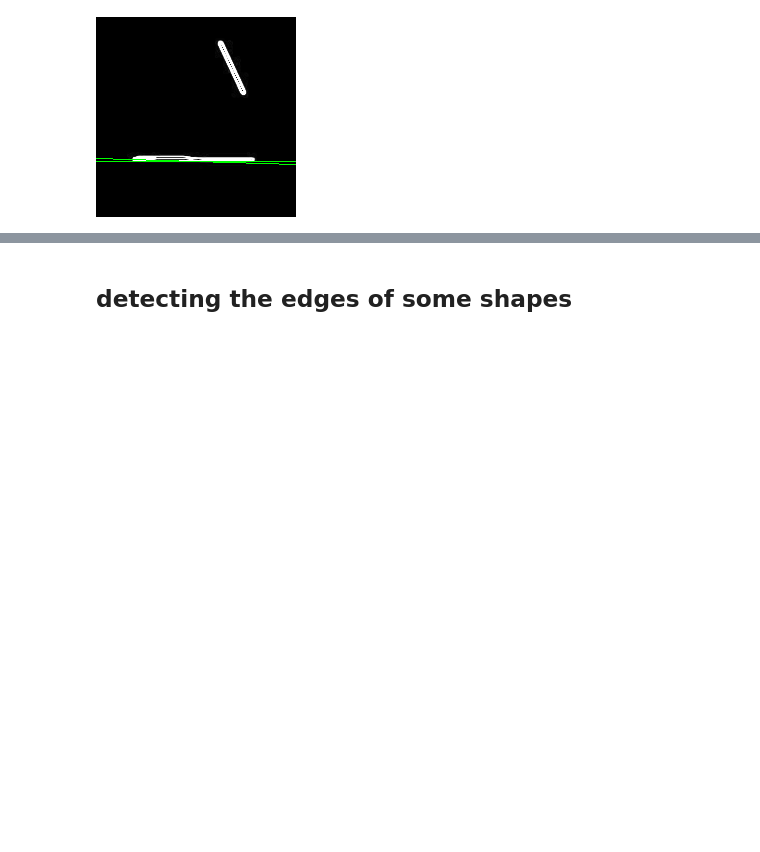
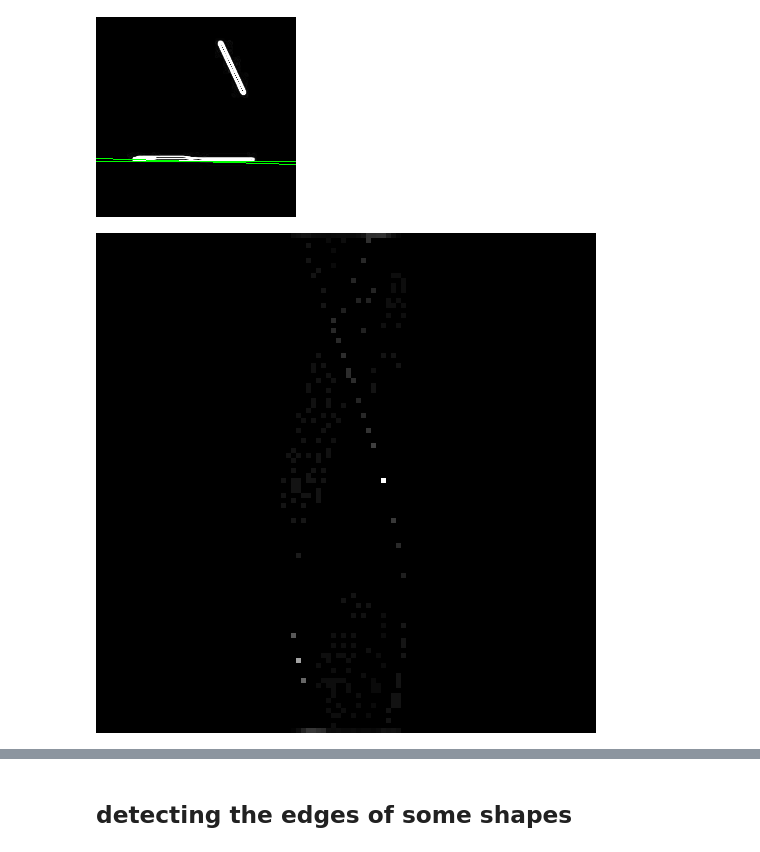
Before and after one commit to tadeohepperle/advanced_bioimage_programming, a Jupyter notebook: image_ops_julia/jl.ipynb, the cells around one changed output, grey strips where cells are left out. Drawn from its saved outputs; the diff is of its cells as text; code cells hidden in the pictures; blank space fills up the shorter version.

```diff
--- a/image_ops_julia/jl.ipynb
+++ b/image_ops_julia/jl.ipynb
@@ -92,3 +96,8 @@ plot_img_and_linear_functions(img, top_k_line_params)
 (x1, y1, x2, y2) = (0, 142, 200, 148)
 (x1, y1, x2, y2) = (0, 145, 200, 145)
 [figure]
+# %%
+suppressed_acc_matrix = non_maximum_suppression(acc_matrix)
+imresize(Gray.(suppressed_acc_matrix), (500, 500), method=Interpolations.Constant())
+# %% [output]
+[figure, added]
```
Also changed, not shown: parts of 9 cells of this notebook, 1 other file.
